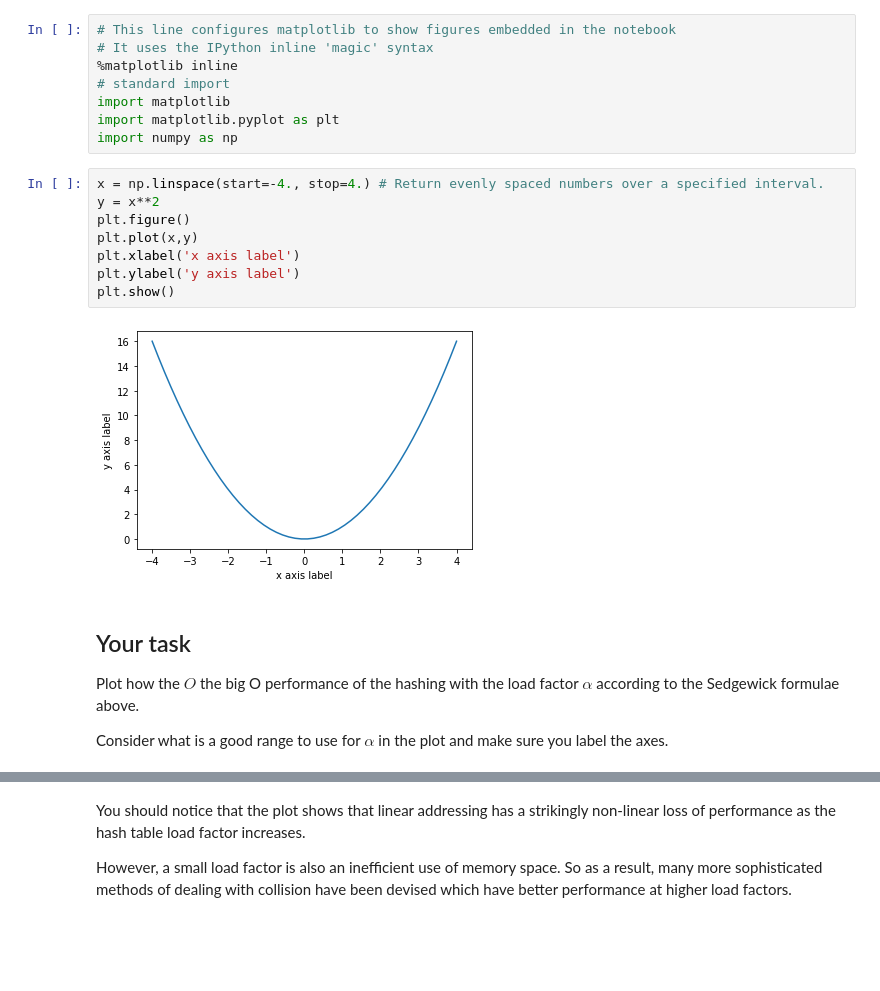
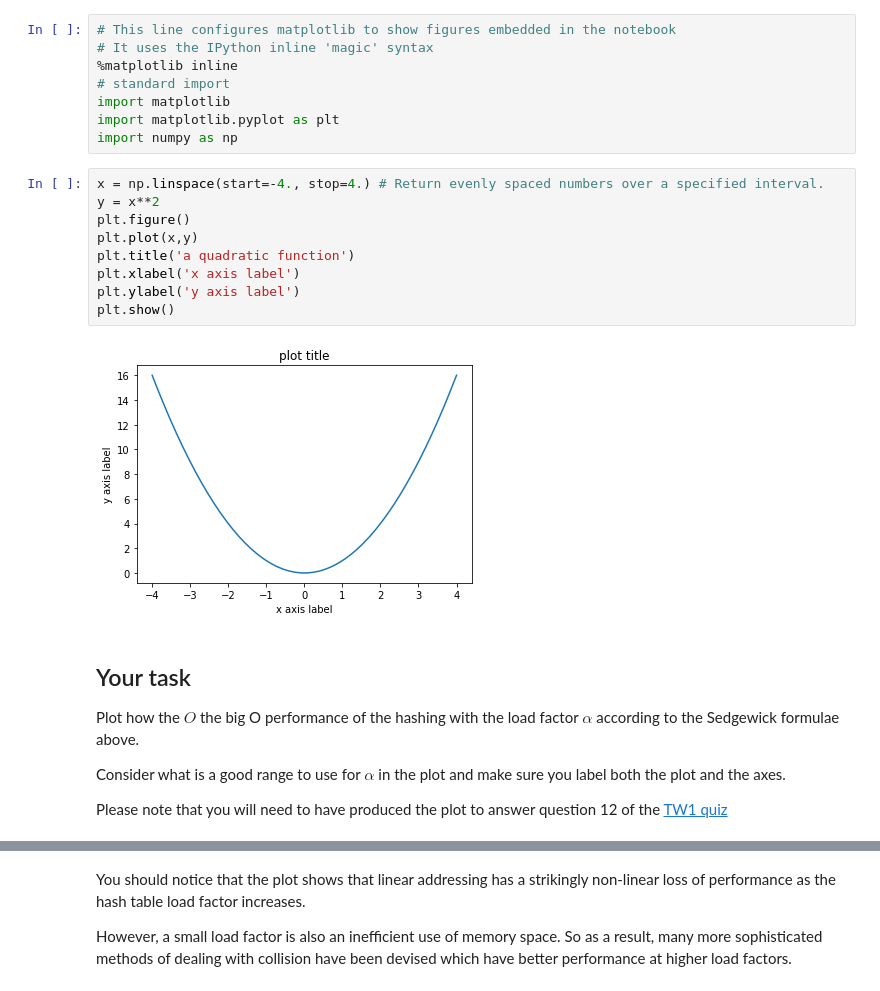
Before and after one commit to ARU-Bioinf-CMA-2020/tw1_hashing_collisions, a Jupyter notebook: Hashing_and_Collisions_notebook.ipynb, the cells around one changed output, grey strips where cells are left out. Saved outputs shown, nothing was run; the diff lists cells and outputs as text; blank space fills up the shorter version.

Commit message:
link to quiz

```diff
--- a/Hashing_and_Collisions_notebook.ipynb
+++ b/Hashing_and_Collisions_notebook.ipynb
@@ -75,18 +75,22 @@ import numpy as np
 # %%
 x = np.linspace(start=-4., stop=4.) # Return evenly spaced numbers over a specified interval.
 y = x**2
 plt.figure()
 plt.plot(x,y)
+plt.title('a quadratic function')
 plt.xlabel('x axis label')
 plt.ylabel('y axis label')
 plt.show()
 # %% [output]
-[figure, old version]
+[figure, new version]
 # %% [markdown]
 ## Your task
 Plot how the $O$ the big O performance of the hashing with the load factor $\alpha$ according to the Sedgewick formulae above.
 
-Consider what is a good range to use for $\alpha$ in the plot and make sure you label the axes.
+Consider what is a good range to use for $\alpha$ in the plot and make sure you label both the plot and the axes.
+
+Please note that you will need to have produced the plot to answer question 12 of the
+<a href='https://canvas.anglia.ac.uk/courses/15139/assignments/88350'>TW1 quiz</a>
 # %%
 # model answer
 # alpha only meaningful in range 0 to 1.
```
Also changed, not shown: parts of 1 cell of this notebook.
